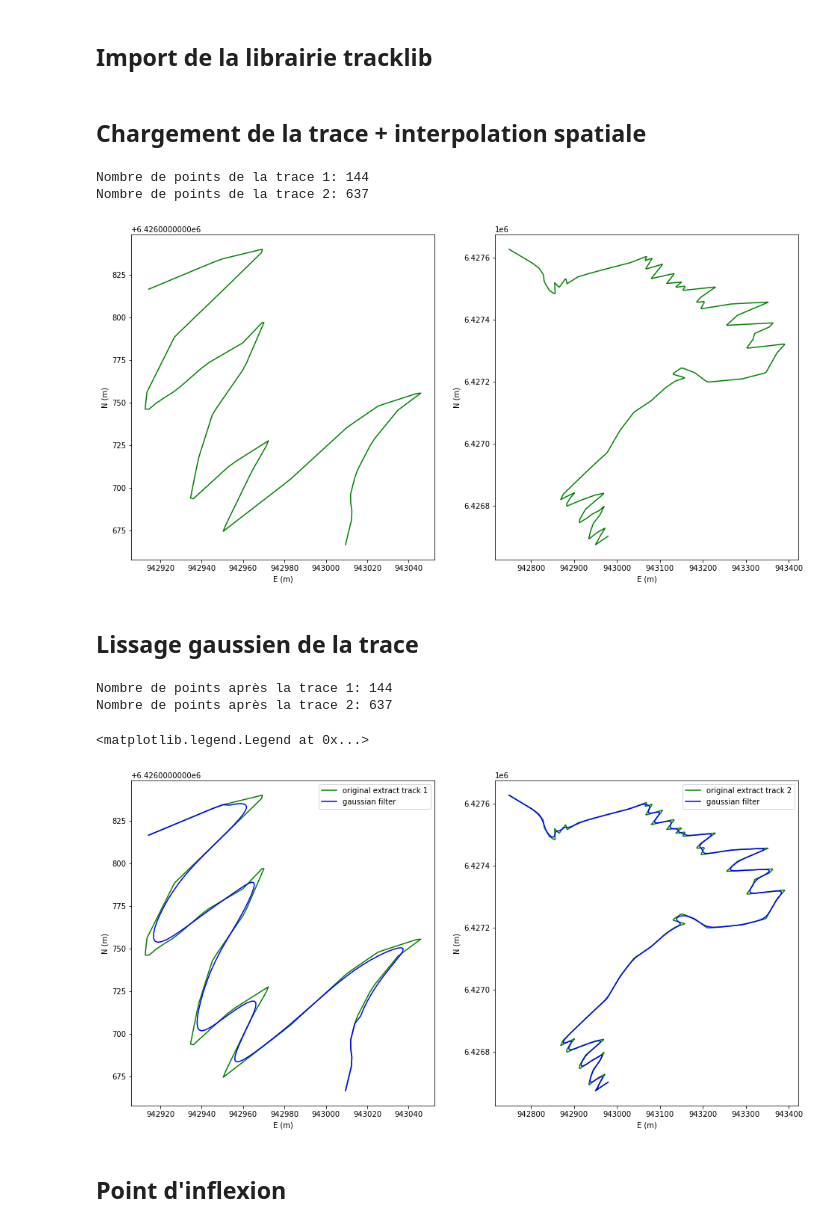
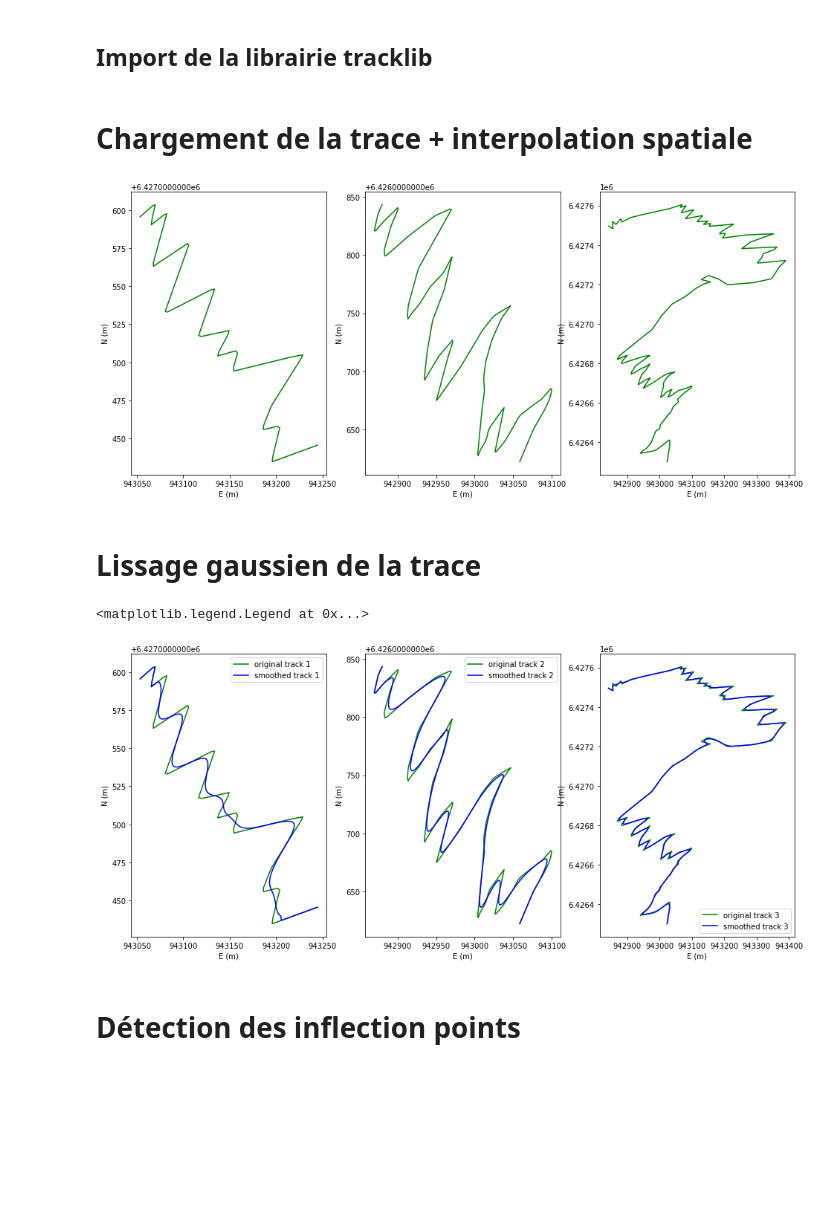
Before and after one commit to umrlastig/tracklib, a Jupyter notebook: doc/source/notebook/Switchbacks.ipynb, the cells around one changed output. Saved outputs shown, nothing was run; the diff lists cells and outputs as text; code cells hidden in the pictures; blank space fills up the shorter version.

```diff
--- a/doc/source/notebook/Switchbacks.ipynb
+++ b/doc/source/notebook/Switchbacks.ipynb
@@ -14,80 +33,83 @@ module_path = os.path.abspath(os.path.join('../../..'))
 if module_path not in sys.path:
     sys.path.append(module_path)
 # %% [markdown]
-## Chargement de la trace + interpolation spatiale
+# Chargement de la trace + interpolation spatiale
 # %%
 from tracklib.io.FileReader import FileReader
 import tracklib.algo.Interpolation as interpolation
 import tracklib.core.Plot as Plot
 
 csvpath = '../../../data/lacet/ecrins.csv'
-tracks = FileReader.readFromWKTFile(csvpath, 0, 1, 2, ",", 1,
-                                    "ENUCoords", None, True)
+tracks = FileReader.readFromWKTFile(csvpath, 0, 1, 2, ",", 1, "ENUCoords", None, True)
 
 trace = tracks["903959","%"][0]
+trace.resample(5, interpolation.MODE_SPATIAL)
 
-trace1 = trace.extract(270, 300)
-trace1.resample(5, interpolation.MODE_SPATIAL)
+trace1 = trace.extract(468, 593)
+trace2 = trace.extract(872, 1108)
+trace3 = trace.extract(405, 1217)
 
-trace2 = trace.extract(60, 153)
-trace2.resample(5, interpolation.MODE_SPATIAL)
-
-print ('Nombre de points de la trace 1:', trace1.size())
-print ('Nombre de points de la trace 2:', trace2.size())
-
-plt.figure(figsize = (16,8))
-plt.subplot(1, 2, 1)
+plt.figure(figsize = (16,7))
+plt.subplot(1, 3, 1)
 trace1.plot(append = True, sym='g-', label='original extract track 1')
-
-plt.subplot(1, 2, 2)
+plt.subplot(1, 3, 2)
 trace2.plot(append = True, sym='g-', label='original extract track 2')
+plt.subplot(1, 3, 3)
+trace3.plot(append = True, sym='g-', label='original extract track 3')
 
 trace11 = trace1.copy()
 trace22 = trace2.copy()
+trace33 = trace3.copy()
 # %% [output]
-Nombre de points de la trace 1: 144
-Nombre de points de la trace 2: 637
-[figure, old version]
+[figure, new version]
 # %% [markdown]
-## Lissage gaussien de la trace
+# Lissage gaussien de la trace
 # %%
 from tracklib.core.Kernel import GaussianKernel
 from tracklib.core.Operator import Operator
 
+kernel = GaussianKernel(3)
+
+# On ré-initialise les traces pour jouer avec
 trace1 = trace11.copy()
 trace2 = trace22.copy()
+trace3 = trace33.copy()
 
-kernel = GaussianKernel(3)
-
+# Calcul
 trace1.operate(Operator.FILTER, "x", kernel, "x_filtered")
 trace1.operate(Operator.FILTER, "y", kernel, "y_filtered")
 trace1.operate("x=x_filtered")
 trace1.operate("y=y_filtered")
-
-plt.figure(figsize = (16,8))
-plt.subplot(1, 2, 1)
-trace11.plot(append = True, sym='g-', label='original extract track 1')
-trace1.plot(append = True, sym='b-', label='gaussian filter')
-plt.legend()
 
 trace2.operate(Operator.FILTER, "x", kernel, "x_filtered")
 trace2.operate(Operator.FILTER, "y", kernel, "y_filtered")
 trace2.operate("x=x_filtered")
 trace2.operate("y=y_filtered")
 
-plt.subplot(1, 2, 2)
-trace22.plot(append = True, sym='g-', label='original extract track 2')
-trace2.plot(append = True, sym='b-', label='gaussian filter')
-print ('Nombre de points après la trace 1:', trace1.size())
-print ('Nombre de points après la trace 2:', trace2.size())
+trace3.operate(Operator.FILTER, "x", kernel, "x_filtered")
+trace3.operate(Operator.FILTER, "y", kernel, "y_filtered")
+trace3.operate("x=x_filtered")
+trace3.operate("y=y_filtered")
+
+# Dessin
+plt.figure(figsize = (16,7))
+plt.subplot(1, 3, 1)
+trace11.plot(append = True, sym='g-', label='original track 1')
+trace1.plot(append = True, sym='b-', label='smoothed track 1')
 plt.legend()
+plt.subplot(1, 3, 2)
+trace22.plot(append = True, sym='g-', label='original track 2')
+trace2.plot(append = True, sym='b-', label='smoothed track 2')
+plt.legend()
+plt.subplot(1, 3, 3)
+trace33.plot(append = True, sym='g-', label='original track 3')
+trace3.plot(append = True, sym='b-', label='smoothed track 3')
+plt.legend()
 # %% [output]
-Nombre de points après la trace 1: 144
-Nombre de points après la trace 2: 637
+<matplotlib.legend.Legend at 0x...>
-<matplotlib.legend.Legend at 0x...>
-[figure, old version]
+[figure, new version]
 # %% [markdown]
-## Point d'inflexion
+# Détection des inflection points
 # %%
 import tracklib.algo.Cinematics as Cinematics
 import tracklib.core.Utils as utils
```
Also changed, not shown: parts of 8 cells of this notebook, 2 other files.
